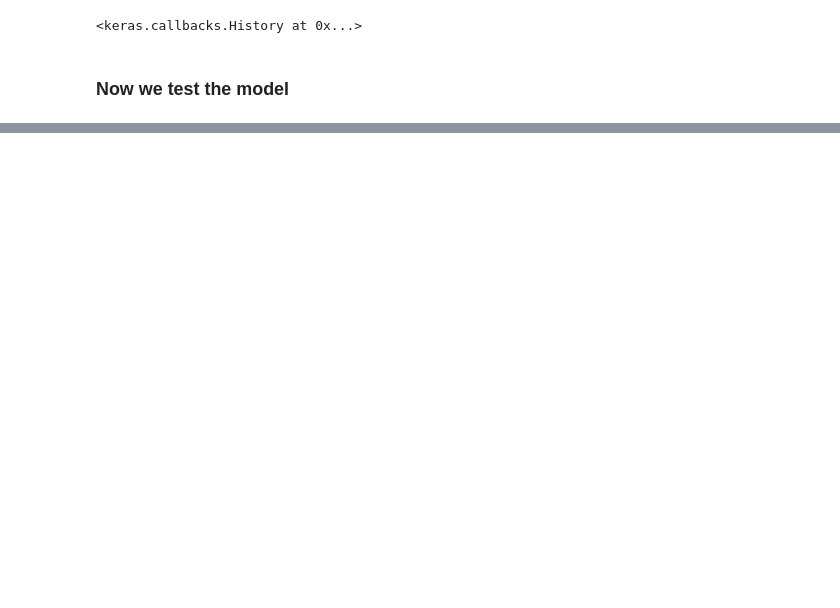
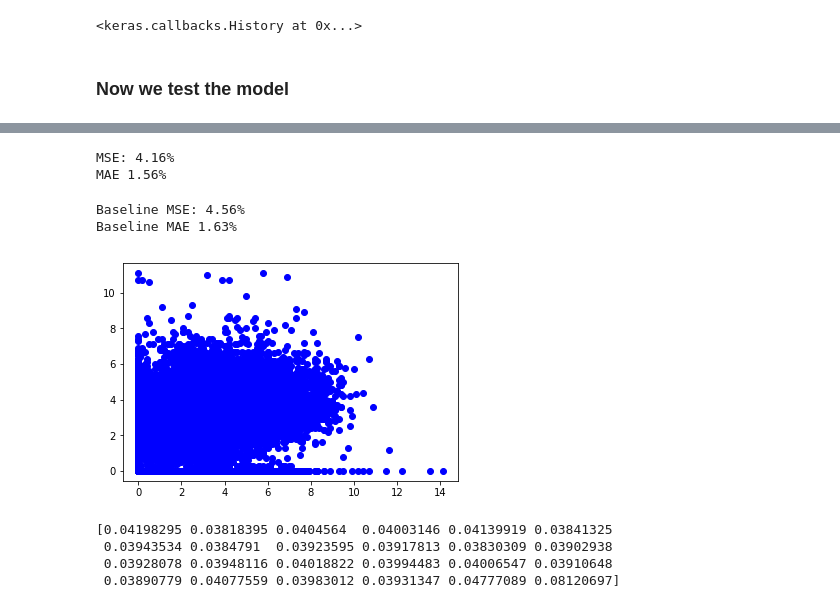
Before and after one commit to leobix/safi, a Jupyter notebook: safi_project_processing.ipynb, the cells around one changed output, grey strips where cells are left out. Drawn from its saved outputs; the diff is of its cells as text; code cells hidden in the pictures; blank space fills up the shorter version.

```diff
--- a/safi_project_processing.ipynb
+++ b/safi_project_processing.ipynb
@@ -512,0 +535,3 @@ The mean absolute error for the timestep 48 is:  1.411073402302099
+# %%
+model = XGBClassifier(max_depth = 5, n_estimators = 100)
+model.fit(X[:,24:,0], y[:,24,0])
@@ -512,0 +546,32 @@ The mean absolute error for the timestep 48 is:  1.411073402302099
+# %%
+y_pred = model.predict(X_test[:,24:,0])
+# %%
+mse = mean_squared_error(y_test[:,24,0], y_pred)
+mae = mean_absolute_error(y_test[:,24,0], y_pred)
+print("MSE: %.2f%%" % (mse))
+print("MAE %.2f%%" % (mae))
+#7 depth, 100 estimators, 4.299 on test set
+#5 depth, 100, MSE 4.16, MAE = 1.56
+# %% [output]
+MSE: 4.16%
+MAE 1.56%
+# %%
+mse = mean_squared_error(y_test[:,24,0], X_test[:,47,0])
+mae = mean_absolute_error(y_test[:,24,0], X_test[:,47,0])
+print("Baseline MSE: %.2f%%" % (mse))
+print("Baseline MAE %.2f%%" % (mae))
+# %% [output]
+Baseline MSE: 4.56%
+Baseline MAE 1.63%
+# %%
+plt.plot(y_test[:,24,0], y_pred, 'bo')
+plt.show()
+# %% [output]
+[figure, added]
+# %%
+print(model.feature_importances_)
+# %% [output]
+[0.04198295 0.03818395 0.0404564  0.04003146 0.04139919 0.03841325
+ 0.03943534 0.0384791  0.03923595 0.03917813 0.03830309 0.03902938
+ 0.03928078 0.03948116 0.04018822 0.03994483 0.04006547 0.03910648
+ 0.03890779 0.04077559 0.03983012 0.03931347 0.04777089 0.08120697]
```
Also changed, not shown: parts of 9 cells of this notebook.
